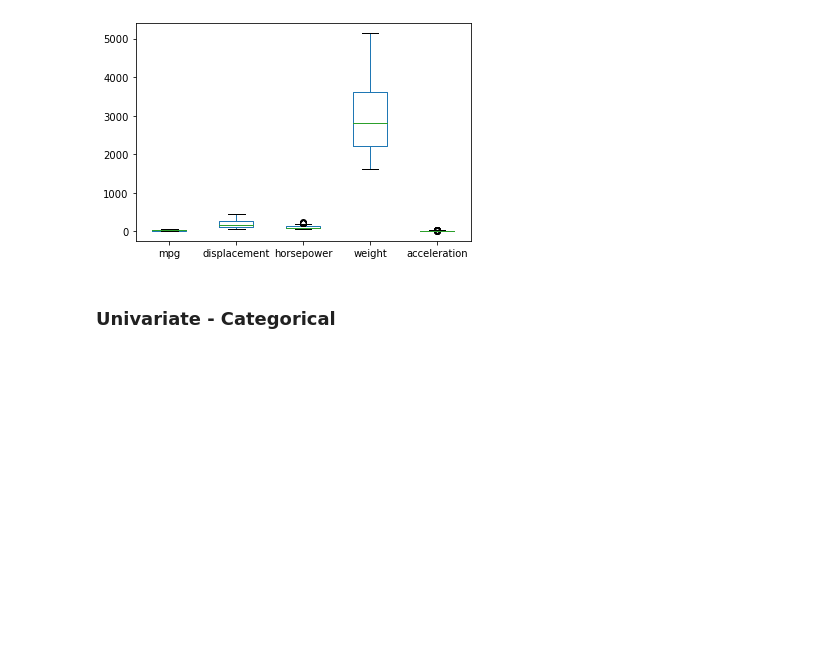
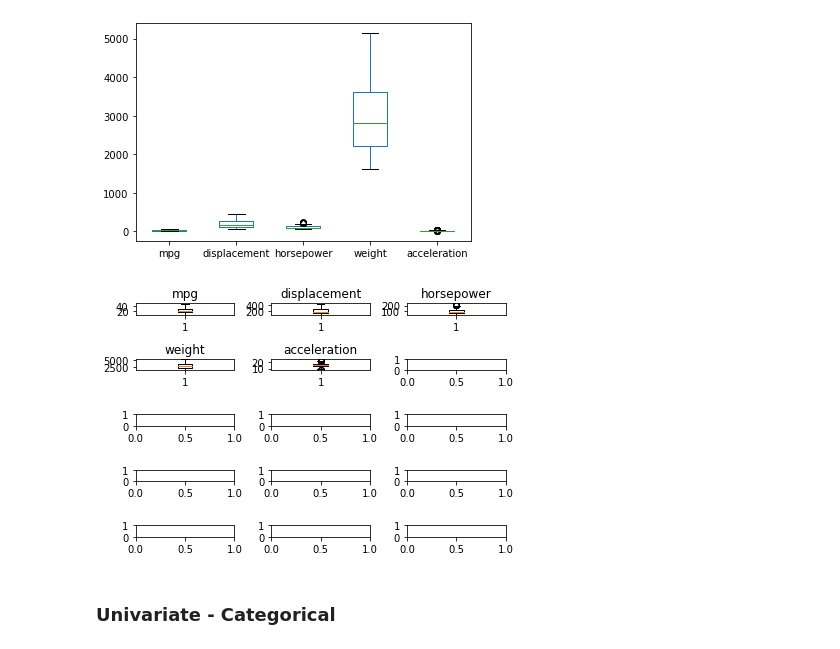
Before and after one commit to jw13git/INTRO-TO-DATA-ANALYSIS, a Jupyter notebook: cars.ipynb, the cells around one changed output. Saved outputs shown, nothing was run; the diff lists cells and outputs as text; code cells hidden in the pictures; blank space fills up the shorter version.

```diff
--- a/cars.ipynb
+++ b/cars.ipynb
@@ -259,11 +259,13 @@ cars[numeric_vars].plot(kind='box')
 [figure]
 # %%
 # To better visualize the boxplots, let's plot them one at a time.
-fig, axes = plt.subplots(3,2)
-for ax, var in zip(axes.ravel(), num_vars):
+fig, axes = plt.subplots(5,3)
+for ax, var in zip(axes.ravel(), numeric_vars):
     ax.boxplot(cars[var])
     ax.set_title(var)
 plt.tight_layout()
+# %% [output]
+[figure, added]
 # %% [markdown]
 ### Univariate - Categorical
 # %%
```
Also changed, not shown: parts of 8 cells of this notebook.
